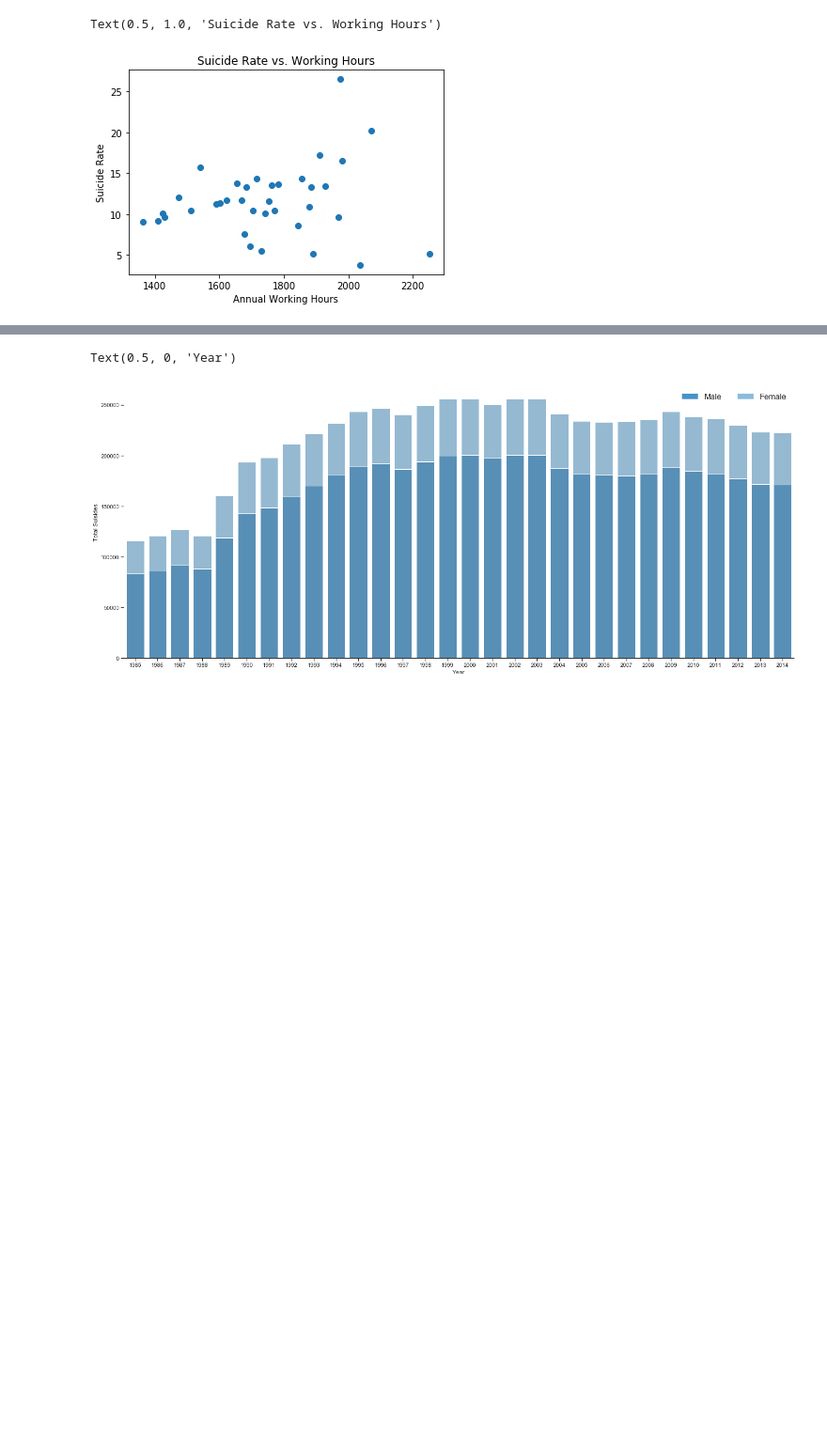
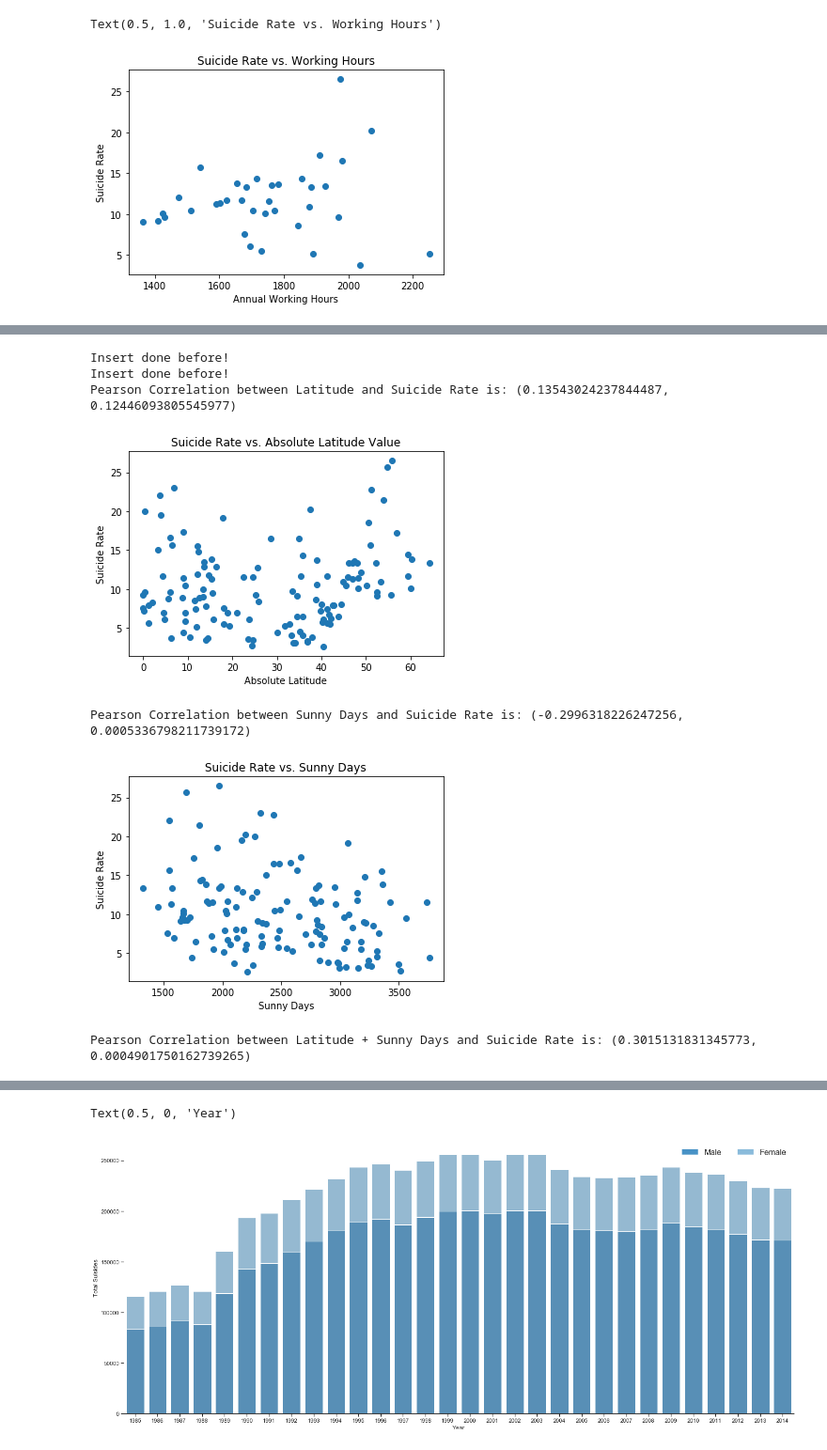
Before and after one commit to Yueeeeeeee/COGS9_Project, a Jupyter notebook: Algo.ipynb, the cells around one changed output, grey strips where cells are left out. Shown: that part at 94% size. Drawn from its saved outputs; the diff is of its cells as text; code cells hidden in the pictures; blank space fills up the shorter version.

```diff
--- a/Algo.ipynb
+++ b/Algo.ipynb
@@ -61,7 +66,7 @@ countries['DR Congo'] = 'COD'
 
 OECD = ['MEX', 'KOR', 'GRC', 'IND', 'CHL', 'RUS', 'POL', 'LVA', 'ISR', 'ISL', 'IRL', 'EST', 'PRT', 'USA', 'CZE', 'HUN', 'NZL', 'SVK', 'ITA', 'JPN', 'CAN', 'ESP', 'SVN', 'GBR', 'AUS', 'FIN', 'SWE', 'AUT', 'CHE', 'BEL', 'LUX', 'FRA', 'NLD', 'NOR', 'DNK', 'DEU']
 # %%
-data_pic1 = pd.read_excel('data1.xlsx').values
+data_pic1 = pd.read_excel('rate.xlsx').values
 data1 = []
 data2 = []
 
@@ -83,7 +88,7 @@ data_pic1[:, 2] = data2
 
 data_pic1 = pd.DataFrame(data=data_pic1, columns=['Rank', 'Country', 'Code', 'Rate'])
 # %%
-data_pic2 = pd.read_excel('data2.xlsx').values
+data_pic2 = pd.read_excel('hours.xlsx').values
 data1 = []
 data2 = []
 data3 = []
@@ -192,3 +205,66 @@ Text(0.5, 1.0, 'Suicide Rate vs. Social Welfare as Percentage in GDP')
+# %%
+data_pic6 = pd.read_excel('latitude.xlsx').values
+latitude = defaultdict(float)
+for i in range(len(data_pic6)):
+    latitude[countries[data_pic6[i, 1].strip()]] = np.abs(data_pic6[i, 2])
+
+data6 = []
+for i in data_pic1['Code']:
+    data6.append(latitude[i])
+
+try:
+    data_pic1.insert(4, 'Latitude', data6)
+except:
+    print('Insert done before!')
+
+data_pic7 = pd.read_excel('sunshine.xlsx')
+data_pic7 = data_pic7.groupby(['Country'],as_index=False).agg({'Sunshine': 'mean'})
+data_pic7 = data_pic7.values
+sunshine = defaultdict(float)
+for i in range(len(data_pic7)):
+    sunshine[countries[data_pic7[i, 0].strip()]] = np.abs(data_pic7[i, 1])
+
+data7 = []
+for i in data_pic1['Code']:
+    data7.append(sunshine[i])
+
+try:
+    data_pic1.insert(5, 'Sunshine', data7)
+except:
+    print('Insert done before!')
+
+drops = data_pic1[data_pic1['Sunshine']==0].index
+data_pic1 = data_pic1.drop(drops) # delete rows without sunshine data
+
+correlation = stats.pearsonr(normalize(data_pic1['Latitude']), normalize(data_pic1['Rate']))
+print('Pearson Correlation between Latitude and Suicide Rate is:', correlation)
+plt.plot(data_pic1['Latitude'], data_pic1['Rate'], 'o')
+plt.xlabel('Absolute Latitude')
+plt.ylabel('Suicide Rate')
+plt.title('Suicide Rate vs. Absolute Latitude Value')
+plt.show()
+
+correlation = stats.pearsonr(normalize(data_pic1['Sunshine']), normalize(data_pic1['Rate']))
+print('Pearson Correlation between Sunny Days and Suicide Rate is:', correlation)
+plt.plot(data_pic1['Sunshine'], data_pic1['Rate'], 'o')
+plt.xlabel('Sunny Days')
+plt.ylabel('Suicide Rate')
+plt.title('Suicide Rate vs. Sunny Days')
+plt.show()
+
+reg = linear_model.LinearRegression()
+reg.fit(data_pic1[['Latitude', 'Sunshine']], data_pic1['Rate'])
+y = reg.predict(data_pic1[['Latitude', 'Sunshine']])
+correlation1 = stats.pearsonr(normalize(y), normalize(data_pic1['Rate']))
+print('Pearson Correlation between Latitude + Sunny Days and Suicide Rate is:', correlation1)
+# %% [output]
+Insert done before!
+Insert done before!
+Pearson Correlation between Latitude and Suicide Rate is: (0.13543024237844487, 0.12446093805545977)
+[figure, added]
+Pearson Correlation between Sunny Days and Suicide Rate is: (-0.2996318226247256, 0.0005336798211739172)
+[figure, added]
+Pearson Correlation between Latitude + Sunny Days and Suicide Rate is: (0.3015131831345773, 0.0004901750162739265)
 # %%
 data = pd.read_csv('master.csv')
 data = data[data['year'] < 2015]
```
Also changed, not shown: parts of 6 cells of this notebook, 10 other files.
